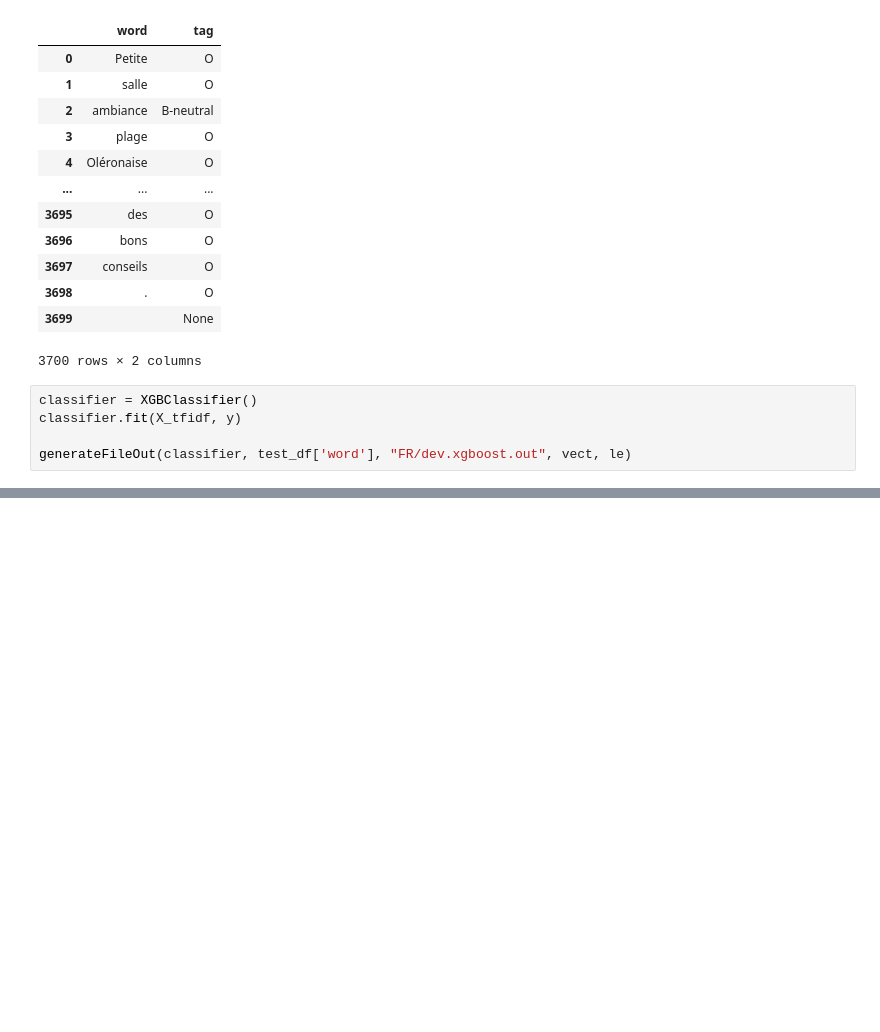
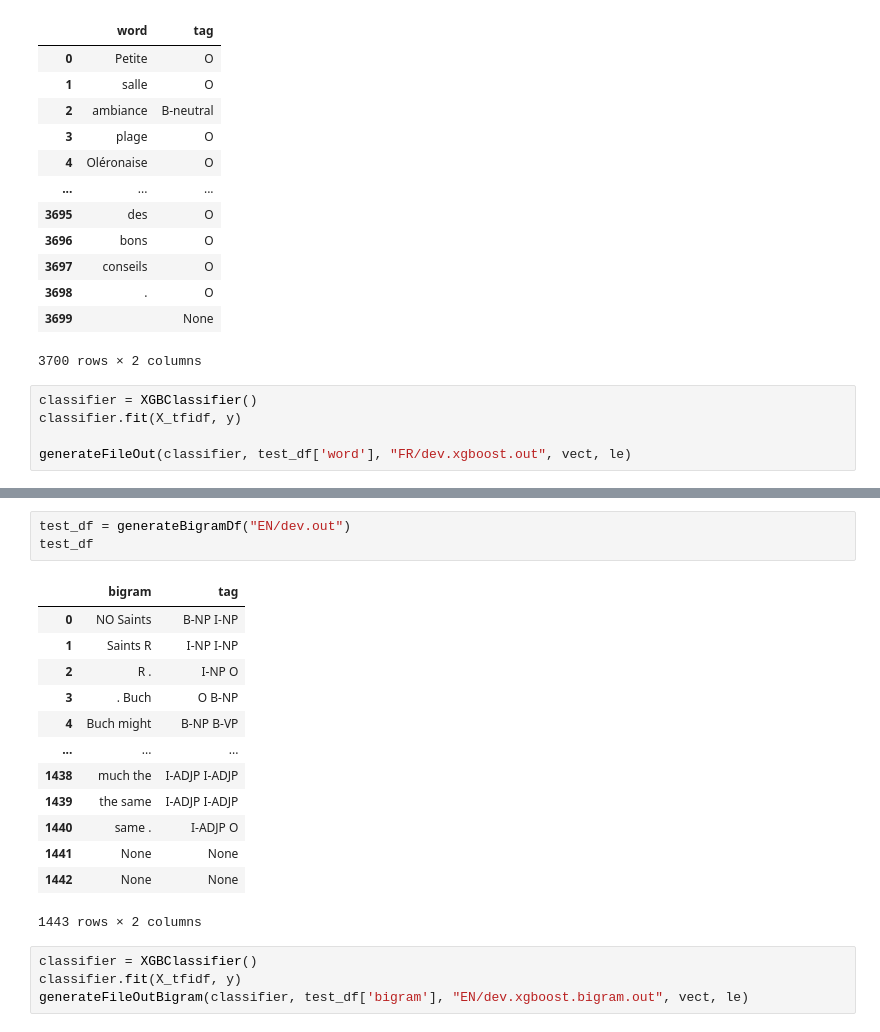
Before and after one commit to ffeew/ml-sentiment-analysis-project, a Jupyter notebook: XGBoost.ipynb, the cells around one changed output, grey strips where cells are left out. Cells and saved outputs as stored; diff of their text form; blank space fills up the shorter version.

```diff
--- a/XGBoost.ipynb
+++ b/XGBoost.ipynb
@@ -357,0 +438,21 @@ generateFileOut(classifier, test_df['word'], "FR/dev.xgboost.out", vect, le)
+# %%
+test_df = generateBigramDf("EN/dev.out")
+test_df
+# %% [output]
+|  | bigram | tag |
+| 0 | NO Saints | B-NP I-NP |
+| 1 | Saints R | I-NP I-NP |
+| 2 | R . | I-NP O |
+| 3 | . Buch | O B-NP |
+| 4 | Buch might | B-NP B-VP |
+| ... | ... | ... |
+| 1438 | much the | I-ADJP I-ADJP |
+| 1439 | the same | I-ADJP I-ADJP |
+| 1440 | same . | I-ADJP O |
+| 1441 | None | None |
+| 1442 | None | None |
+1443 rows × 2 columns
+# %%
+classifier = XGBClassifier()
+classifier.fit(X_tfidf, y)
+generateFileOutBigram(classifier, test_df['bigram'], "EN/dev.xgboost.bigram.out", vect, le)
```
Also changed, not shown: parts of 11 cells of this notebook, 2 other files.
